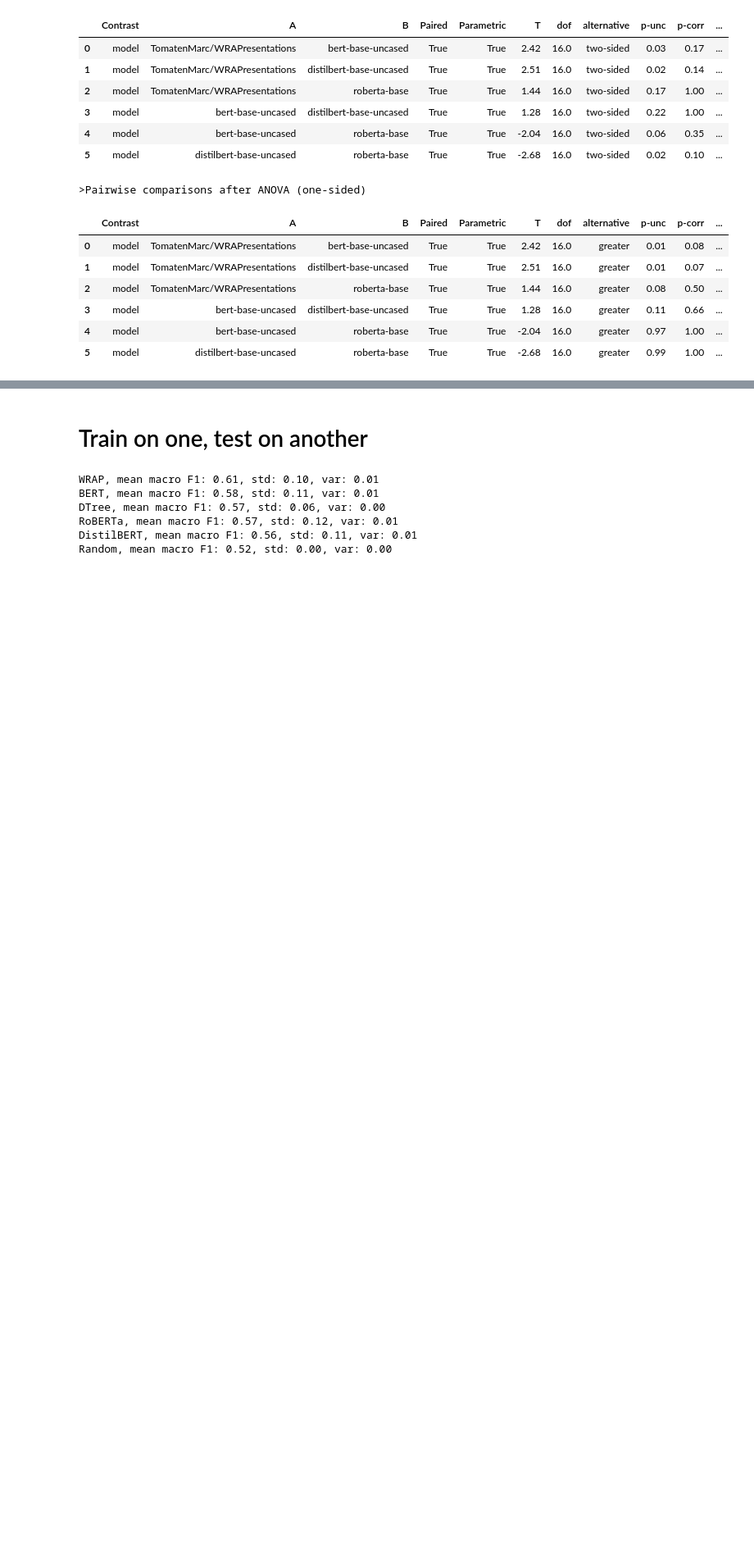
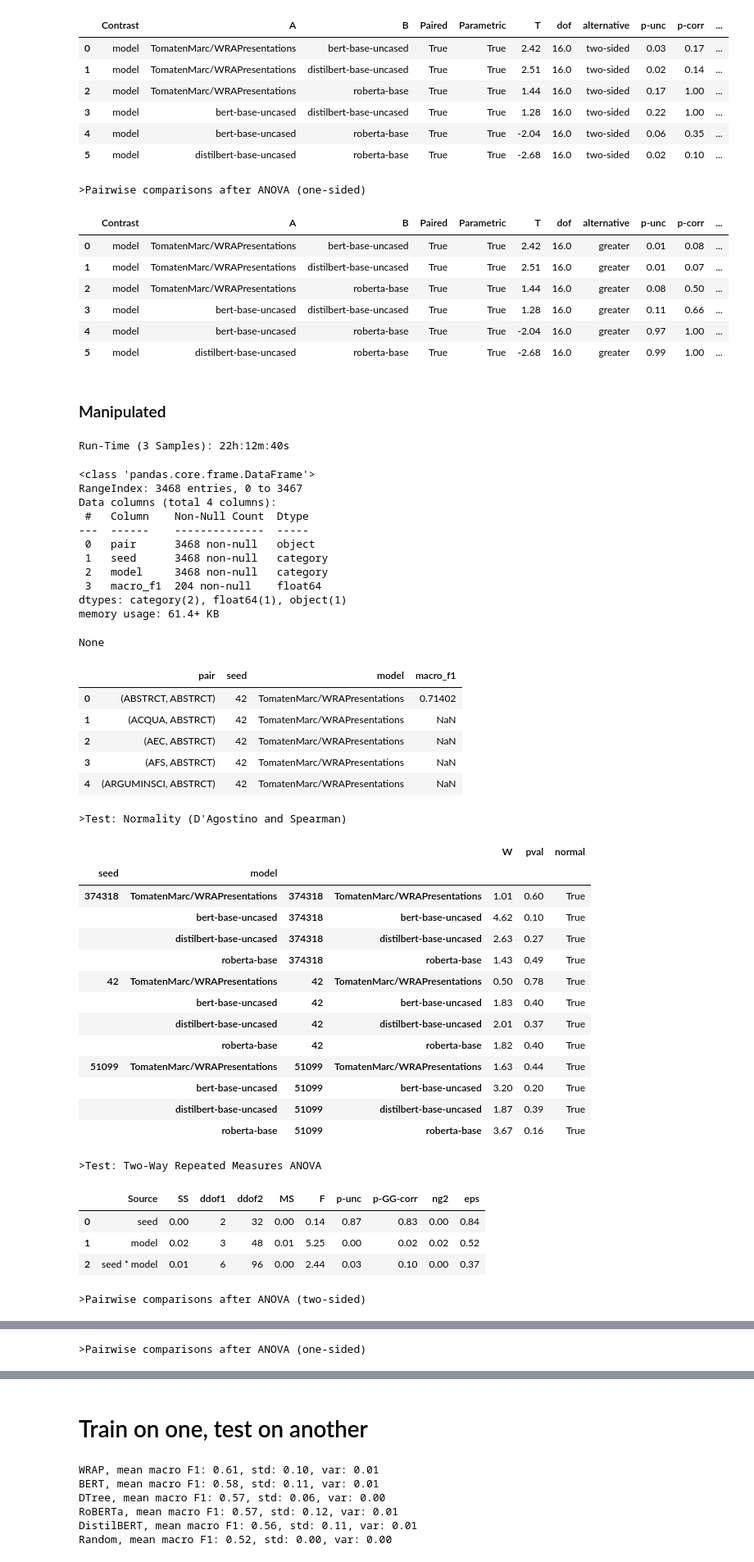
Before and after one commit to TomatenMarc/Limited-Generalizability, a Jupyter notebook: notebooks/results.ipynb, the cells around one changed output, grey strips where cells are left out. Shown at 82% size. Saved outputs shown, nothing was run; the diff lists cells and outputs as text; code cells hidden in the pictures; blank space fills up the shorter version.

```diff
--- a/notebooks/results.ipynb
+++ b/notebooks/results.ipynb
@@ -587,3 +607,79 @@ None
 | 3 | model | bert-base-uncased | distilbert-base-uncased | True | True | 1.28 | 16.0 | greater | 0.11 | 0.66 | ... |
 | 4 | model | bert-base-uncased | roberta-base | True | True | -2.04 | 16.0 | greater | 0.97 | 1.00 | ... |
 | 5 | model | distilbert-base-uncased | roberta-base | True | True | -2.68 | 16.0 | greater | 0.99 | 1.00 | ... |
+# %% [markdown]
+### Manipulated
+# %%
+time = sum([result["time_sec"] for result in leave_manipulated_results_42 + leave_manipulated_results_51099 + leave_manipulated_results_374318])
+print(f"Run-Time (3 Samples): {seconds_to_time(time)}")
+# %% [output]
+Run-Time (3 Samples): 22h:12m:40s
+# %%
+models = [WRAP, BERT, ROBERTA, DISTILBERT]
+
+df_leave_manipulated_long = long_data(models, leave_manipulated_results_42, leave_manipulated_results_51099, leave_manipulated_results_374318)
+
+display(df_leave_manipulated_long.info())
+display(df_leave_manipulated_long.head())
+
+print(f">Test: Normality (D'Agostino and Spearman)")
+leave_normal_manipulated_results = df_leave_manipulated_long.groupby(["seed", "model"])["macro_f1"].apply(lambda x: pg.normality(x, method="normaltest", alpha=0.05))
+display(leave_normal_manipulated_results.round(2))
+
+print("\n>Test: Two-Way Repeated Measures ANOVA")
+leave_rm_anova_manipulated_results = pg.rm_anova(
+    data=df_leave_manipulated_long, dv="macro_f1", within=["seed", "model"], subject="pair", detailed= True, correction=True
+)
+display(leave_rm_anova_results.round(2))
+
+print("\n>Pairwise comparisons after ANOVA (two-sided)")
+leave_rm_paired_manipulated_results = pg.pairwise_ttests(
+    data=df_leave_manipulated_long, dv="macro_f1", within=["model"], subject="pair", padjust="bonf", effsize="cohen", alternative="two-sided", correction=True
+)
+display(leave_rm_paired_results.round(2))
+
+print("\n>Pairwise comparisons after ANOVA (one-sided)")
+leave_rm_paired_manipulated_greater_results = pg.pairwise_ttests(
+    data=df_leave_manipulated_long, dv="macro_f1", within=["model"], subject="pair", padjust="bonf", effsize="cohen", alternative="greater", correction=True
+)
+display(leave_rm_paired_manipulated_greater_results.round(2))
+# %% [output]
+<class 'pandas.core.frame.DataFrame'>
+RangeIndex: 3468 entries, 0 to 3467
+Data columns (total 4 columns):
+ #   Column    Non-Null Count  Dtype
+---  ------    --------------  -----
+ 0   pair      3468 non-null   object
+ 1   seed      3468 non-null   category
+ 2   model     3468 non-null   category
+ 3   macro_f1  204 non-null    float64
+dtypes: category(2), float64(1), object(1)
+memory usage: 61.4+ KB
+None
+|  | pair | seed | model | macro_f1 |
+| 0 | (ABSTRCT, ABSTRCT) | 42 | TomatenMarc/WRAPresentations | 0.71402 |
+| 1 | (ACQUA, ABSTRCT) | 42 | TomatenMarc/WRAPresentations | NaN |
+| 2 | (AEC, ABSTRCT) | 42 | TomatenMarc/WRAPresentations | NaN |
+| 3 | (AFS, ABSTRCT) | 42 | TomatenMarc/WRAPresentations | NaN |
+| 4 | (ARGUMINSCI, ABSTRCT) | 42 | TomatenMarc/WRAPresentations | NaN |
+>Test: Normality (D'Agostino and Spearman)
+|  |  |  |  | W | pval | normal |
+| seed | model |  |  |  |  |  |
+| 374318 | TomatenMarc/WRAPresentations | 374318 | TomatenMarc/WRAPresentations | 1.01 | 0.60 | True |
+|  | bert-base-uncased | 374318 | bert-base-uncased | 4.62 | 0.10 | True |
+|  | distilbert-base-uncased | 374318 | distilbert-base-uncased | 2.63 | 0.27 | True |
+|  | roberta-base | 374318 | roberta-base | 1.43 | 0.49 | True |
+| 42 | TomatenMarc/WRAPresentations | 42 | TomatenMarc/WRAPresentations | 0.50 | 0.78 | True |
+|  | bert-base-uncased | 42 | bert-base-uncased | 1.83 | 0.40 | True |
+|  | distilbert-base-uncased | 42 | distilbert-base-uncased | 2.01 | 0.37 | True |
+|  | roberta-base | 42 | roberta-base | 1.82 | 0.40 | True |
+| 51099 | TomatenMarc/WRAPresentations | 51099 | TomatenMarc/WRAPresentations | 1.63 | 0.44 | True |
+|  | bert-base-uncased | 51099 | bert-base-uncased | 3.20 | 0.20 | True |
+|  | distilbert-base-uncased | 51099 | distilbert-base-uncased | 1.87 | 0.39 | True |
+|  | roberta-base | 51099 | roberta-base | 3.67 | 0.16 | True |
+>Test: Two-Way Repeated Measures ANOVA
+|  | Source | SS | ddof1 | ddof2 | MS | F | p-unc | p-GG-corr | ng2 | eps |
+| 0 | seed | 0.00 | 2 | 32 | 0.00 | 0.14 | 0.87 | 0.83 | 0.00 | 0.84 |
+| 1 | model | 0.02 | 3 | 48 | 0.01 | 5.25 | 0.00 | 0.02 | 0.02 | 0.52 |
+| 2 | seed * model | 0.01 | 6 | 96 | 0.00 | 2.44 | 0.03 | 0.10 | 0.00 | 0.37 |
+>Pairwise comparisons after ANOVA (two-sided)
@@ -589,0 +693 @@ None
+>Pairwise comparisons after ANOVA (one-sided)
```
Also changed, not shown: parts of 8 cells of this notebook.
